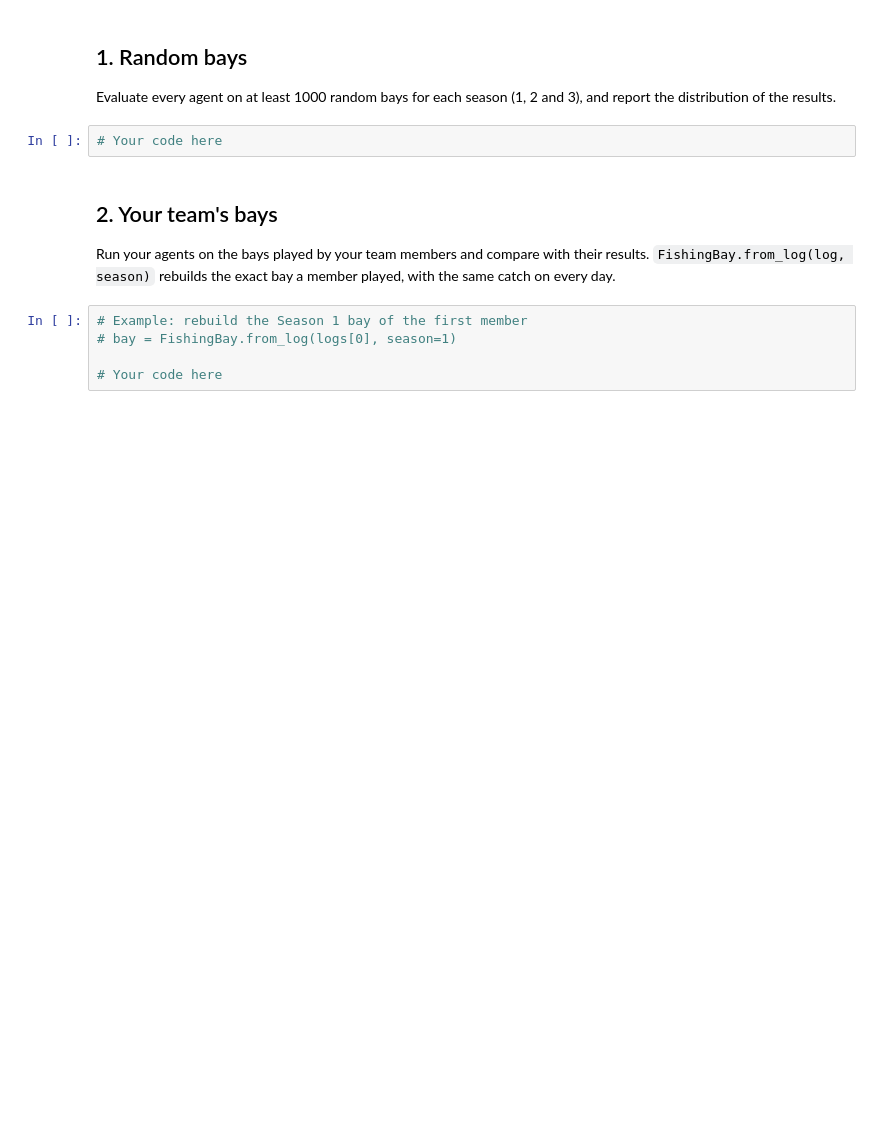
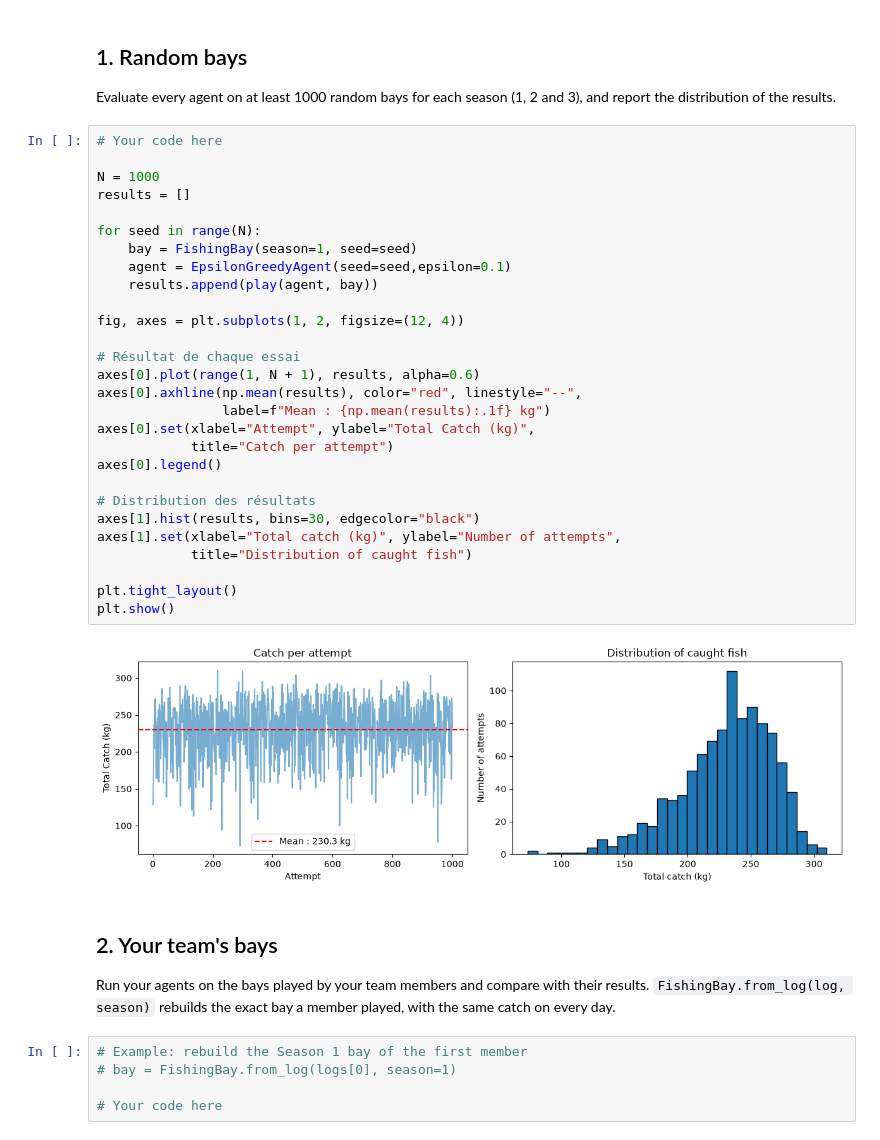
Before and after one commit to Yzide01/MALIS-Project1, a Jupyter notebook: original_files/experiment.ipynb, the cells around one changed output. Drawn from its saved outputs; the diff is of its cells as text; blank space fills up the shorter version.

```diff
--- a/original_files/experiment.ipynb
+++ b/original_files/experiment.ipynb
@@ -52,6 +56,34 @@ print("Spots chosen:", [spot for spot, catch in bay.history])
 Evaluate every agent on at least 1000 random bays for each season (1, 2 and 3), and report the distribution of the results.
 # %%
 # Your code here
+
+N = 1000
+results = []
+
+for seed in range(N):
+    bay = FishingBay(season=1, seed=seed)
+    agent = EpsilonGreedyAgent(seed=seed,epsilon=0.1)
+    results.append(play(agent, bay))
+
+fig, axes = plt.subplots(1, 2, figsize=(12, 4))
+
+# Résultat de chaque essai
+axes[0].plot(range(1, N + 1), results, alpha=0.6)
+axes[0].axhline(np.mean(results), color="red", linestyle="--",
+                label=f"Mean : {np.mean(results):.1f} kg")
+axes[0].set(xlabel="Attempt", ylabel="Total Catch (kg)",
+            title="Catch per attempt")
+axes[0].legend()
+
+# Distribution des résultats
+axes[1].hist(results, bins=30, edgecolor="black")
+axes[1].set(xlabel="Total catch (kg)", ylabel="Number of attempts",
+            title="Distribution of caught fish")
+
+plt.tight_layout()
+plt.show()
+# %% [output]
+[figure, added]
 # %% [markdown]
 ## 2. Your team's bays
 
```
Also changed, not shown: parts of 4 cells of this notebook, 1 other file.
